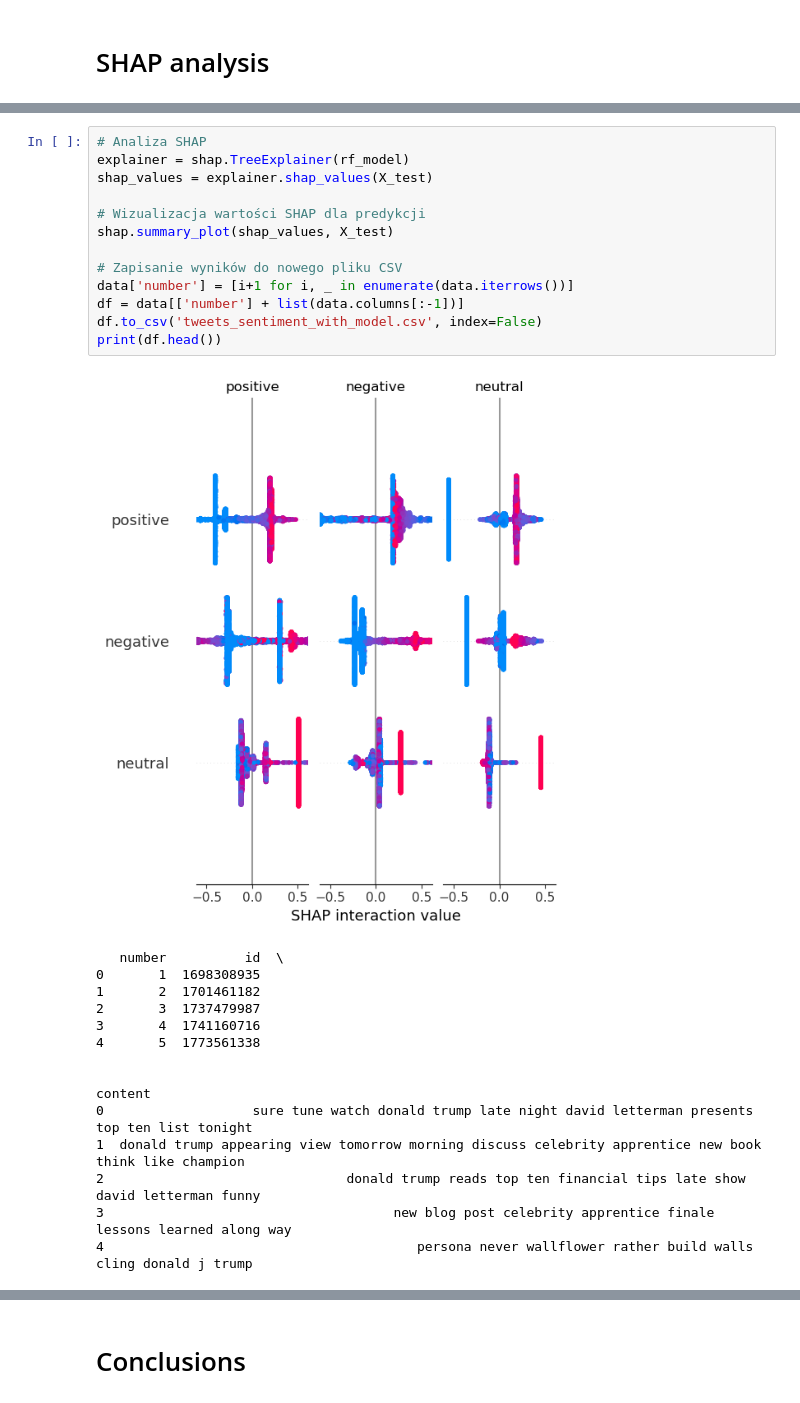
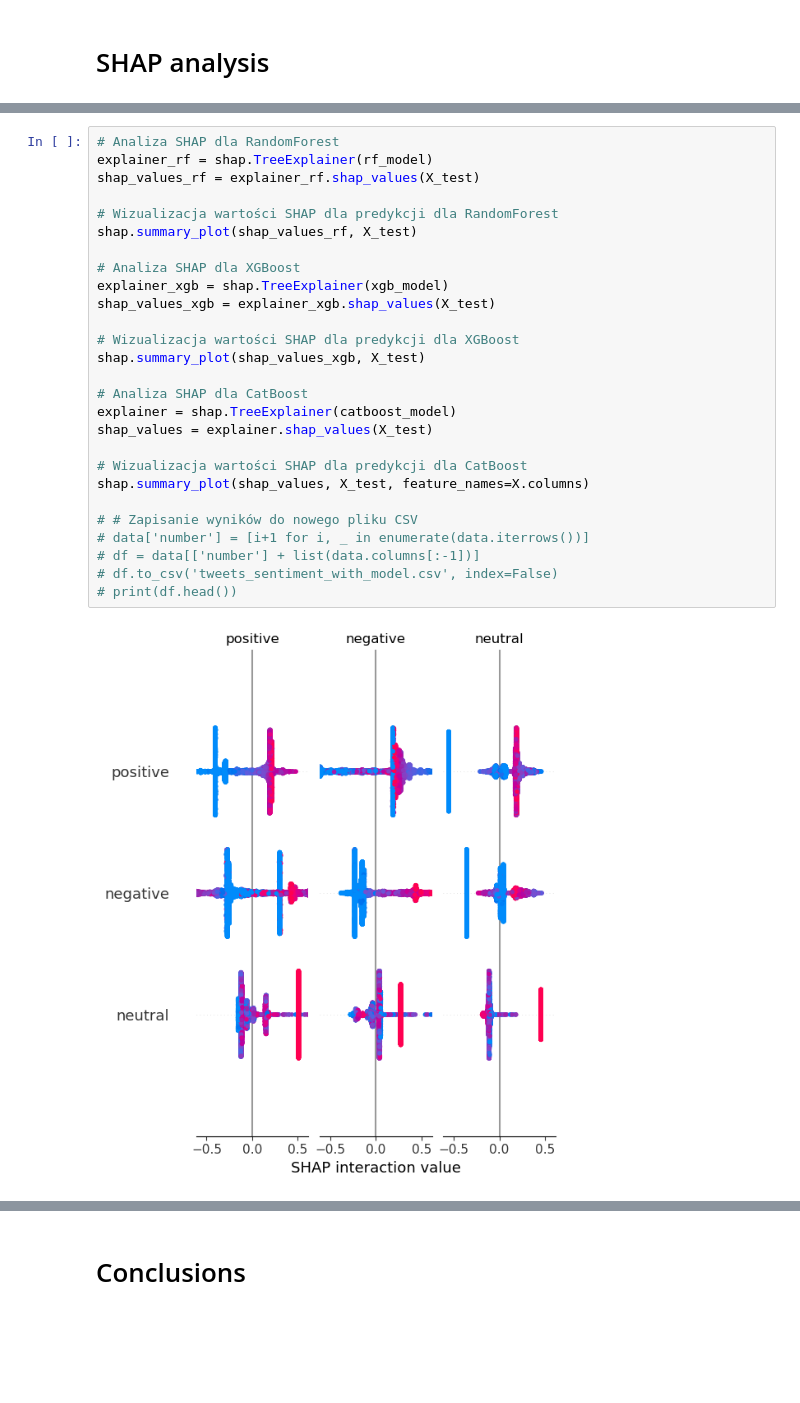
Before and after one commit to BKonopka123/MIO_project_nlp_shap, a Jupyter notebook: MIO_Projekt.ipynb, the cells around one changed output, grey strips where cells are left out. Saved outputs shown, nothing was run; the diff lists cells and outputs as text; blank space fills up the shorter version.

```diff
--- a/MIO_Projekt.ipynb
+++ b/MIO_Projekt.ipynb
@@ -300,30 +303,31 @@ Gradient Boosting
    macro avg       0.99      0.99      0.99      8062
 weighted avg       0.99      0.99      0.99      8062
 # %%
-# Analiza SHAP
-explainer = shap.TreeExplainer(rf_model)
+# Analiza SHAP dla RandomForest
+explainer_rf = shap.TreeExplainer(rf_model)
+shap_values_rf = explainer_rf.shap_values(X_test)
+
+# Wizualizacja wartości SHAP dla predykcji dla RandomForest
+shap.summary_plot(shap_values_rf, X_test)
+
+# Analiza SHAP dla XGBoost
+explainer_xgb = shap.TreeExplainer(xgb_model)
+shap_values_xgb = explainer_xgb.shap_values(X_test)
+
+# Wizualizacja wartości SHAP dla predykcji dla XGBoost
+shap.summary_plot(shap_values_xgb, X_test)
+
+# Analiza SHAP dla CatBoost
+explainer = shap.TreeExplainer(catboost_model)
 shap_values = explainer.shap_values(X_test)
 
-# Wizualizacja wartości SHAP dla predykcji
-shap.summary_plot(shap_values, X_test)
+# Wizualizacja wartości SHAP dla predykcji dla CatBoost
+shap.summary_plot(shap_values, X_test, feature_names=X.columns)
 
-# Zapisanie wyników do nowego pliku CSV
-data['number'] = [i+1 for i, _ in enumerate(data.iterrows())]
-df = data[['number'] + list(data.columns[:-1])]
-df.to_csv('tweets_sentiment_with_model.csv', index=False)
-print(df.head())
+# # Zapisanie wyników do nowego pliku CSV
+# data['number'] = [i+1 for i, _ in enumerate(data.iterrows())]
+# df = data[['number'] + list(data.columns[:-1])]
+# df.to_csv('tweets_sentiment_with_model.csv', index=False)
+# print(df.head())
 # %% [output]
-[figure, old version]
+[figure, new version]
-   number          id  \
-0       1  1698308935
-1       2  1701461182
-2       3  1737479987
-3       4  1741160716
-4       5  1773561338
-
-                                                                                                  content
-0                   sure tune watch donald trump late night david letterman presents top ten list tonight
-1  donald trump appearing view tomorrow morning discuss celebrity apprentice new book think like champion
-2                               donald trump reads top ten financial tips late show david letterman funny
-3                                     new blog post celebrity apprentice finale lessons learned along way
-4                                        persona never wallflower rather build walls cling donald j trump
```
Also changed, not shown: parts of 7 cells of this notebook.
